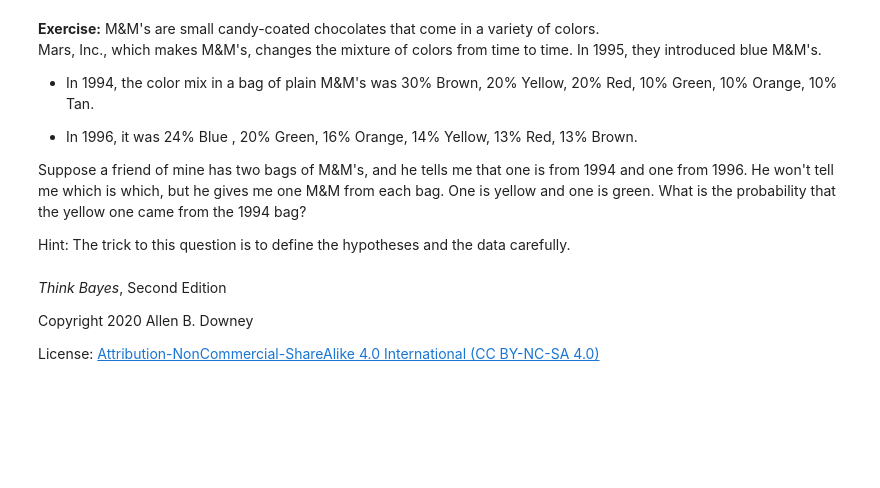
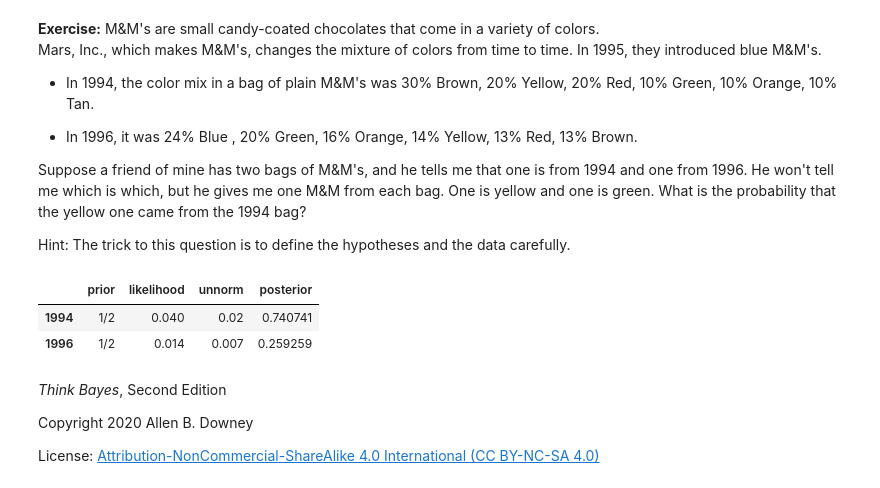
Before and after one commit to initcatcher/ThinkBayes2, a Jupyter notebook: notebooks/chap02.ipynb, the cells around one changed output. Drawn from its saved outputs; the diff is of its cells as text; code cells hidden in the pictures; blank space fills up the shorter version.

```diff
--- a/notebooks/chap02.ipynb
+++ b/notebooks/chap02.ipynb
@@ -442,3 +459,21 @@ Hint: The trick to this question is to define the hypotheses and the data carefu
+# %%
+# Solution goes here
+
+import pandas as pd
+from fractions import Fraction
+table5 = pd.DataFrame(index=['1994', '1996'])
+
+table5['prior'] = Fraction(1,2)
+
+table5['likelihood'] = 0.2 * 0.2, 0.14*0.1
+
+update(table5)
+
+table5
+# %% [output]
+|  | prior | likelihood | unnorm | posterior |
+| 1994 | 1/2 | 0.040 | 0.02 | 0.740741 |
+| 1996 | 1/2 | 0.014 | 0.007 | 0.259259 |
 # %% [markdown]
 *Think Bayes*, Second Edition
 
```
Also changed, not shown: parts of 6 cells of this notebook.
